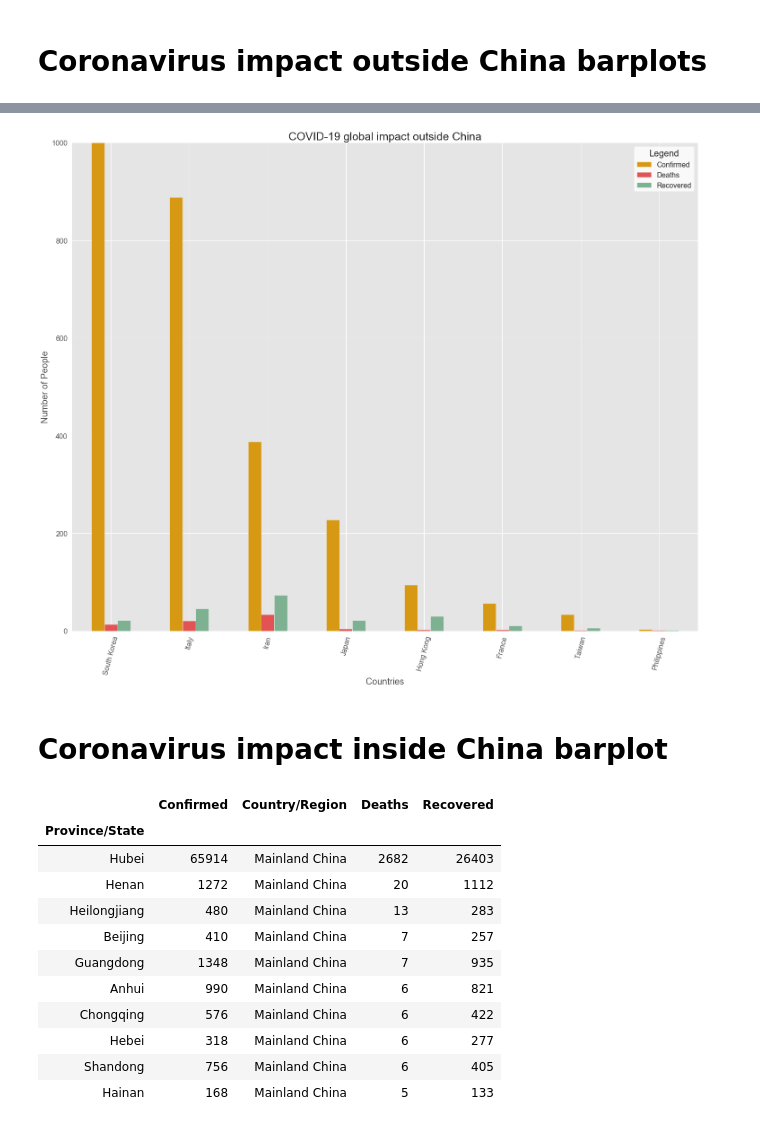
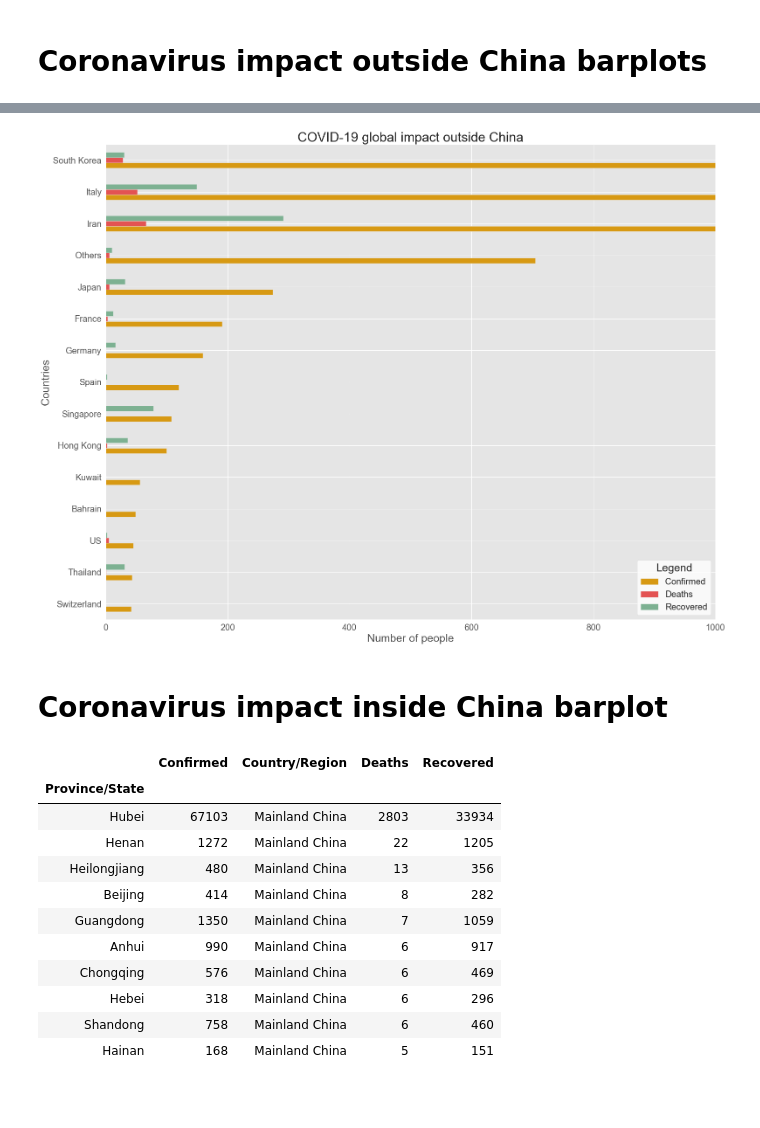
Before and after one commit to frankcardozo/Coronavirus_analysis, a Jupyter notebook: codvid19.ipynb, the cells around one changed output, grey strips where cells are left out. Cells and saved outputs as stored; diff of their text form; code cells hidden in the pictures; blank space fills up the shorter version.

```diff
--- a/codvid19.ipynb
+++ b/codvid19.ipynb
@@ -17,6 +17,6 @@ pd.set_option('display.max_rows', 999999)
 pd.set_option('display.max_columns', 999999)
 pd.set_option('display.width', 999999)
 # %%
-ds = pd.read_csv('./csse_covid_19_data/csse_covid_19_daily_reports/02-28-2020.csv')
+ds = pd.read_csv('./csse_covid_19_data/csse_covid_19_daily_reports/03-02-2020.csv')
 ds.head()
 # %% [output]
@@ -143,2 +33,6 @@ codvid_per_country_top
 # %% [markdown]
 # Coronavirus impact outside China barplots
+# %%
+#filtering dataframe for all countries outside China
+covid_outside = ds[ds['Country/Region'] != 'Mainland China']
+covid_outside
@@ -144,0 +57,6 @@ codvid_per_country_top
+# %%
+#making the country the index of the dataframe
+covid_outside = covid_outside.pivot_table(index=['Country/Region'],
+                                     values = ['Confirmed', 'Deaths', 'Recovered'],
+                                    aggfunc='max')
+covid_outside.head()
@@ -144,0 +71,3 @@ codvid_per_country_top
+# %%
+covid_outside_top = covid_outside.sort_values(by ='Confirmed').nlargest(20, 'Confirmed')
+covid_outside_top
@@ -145,29 +93,30 @@ codvid_per_country_top
 # %%
-codvid_per_country_top.sort_values(by=['Confirmed'], ascending=False).plot.bar(figsize = (25, 20),
-                                                                            width=0.5,
-                                                                            align='center',
-                                                                            color = ['#D79913',
-                                                                                     '#E35353',
-                                                                                     '#7DB192'])
+covid_outside_top.sort_values(by=['Confirmed'], ascending=True).plot.barh(figsize = (25, 20),
+                                                                               width=0.5,
+                                                                               align='center',
+                                                                               color = ['#D79913',
+                                                                                        '#E35353',
+                                                                                        '#7DB192'])
+plt.xlabel('Number of people', fontsize=25)
+plt.ylabel('Countries', fontsize=25)
+plt.title('COVID-19 global impact outside China', fontsize=30)
 
-plt.ylabel('Number of People', fontsize=20)
-plt.ylim(0, 1000)
-plt.xlabel('Countries', fontsize=20)
-plt.title('COVID-19 global impact outside China', fontsize=25)
+
+plt.xlim(0, 1000)
 plt.style.use('ggplot')
 
-plt.xticks(fontsize=16, rotation=75)
-plt.yticks(fontsize=16)
-plt.legend(fontsize=16, loc=0, facecolor = 'white', title = 'Legend', title_fontsize = 20)
+plt.xticks(fontsize=20, rotation=0)
+plt.yticks(fontsize=20)
+plt.legend(fontsize=20, loc=0, facecolor = 'white', title = 'Legend', title_fontsize = 25)
 
 plt.savefig('codvid_global_outside.jpg', dpi=480)
 plt.show()
 # %% [output]
-[figure, old version]
+[figure, new version]
 # %% [markdown]
 # Coronavirus impact inside China barplot
 # %%
-ds_china = ds2.pivot_table(index=['Province/State'], values = ['Country/Region','Confirmed', 'Deaths', 'Recovered'],
+ds_china = ds.pivot_table(index=['Province/State'], values = ['Country/Region','Confirmed', 'Deaths', 'Recovered'],
                                      aggfunc='max')
 
 ds_china = ds_china[ds_china['Country/Region'] == 'Mainland China'].nlargest(10, 'Deaths')
@@ -175,14 +124,14 @@ ds_china
 # %% [output]
 |  | Confirmed | Country/Region | Deaths | Recovered |
 | Province/State |  |  |  |  |
-| Hubei | 65914 | Mainland China | 2682 | 26403 |
-| Henan | 1272 | Mainland China | 20 | 1112 |
-| Heilongjiang | 480 | Mainland China | 13 | 283 |
-| Beijing | 410 | Mainland China | 7 | 257 |
-| Guangdong | 1348 | Mainland China | 7 | 935 |
-| Anhui | 990 | Mainland China | 6 | 821 |
-| Chongqing | 576 | Mainland China | 6 | 422 |
-| Hebei | 318 | Mainland China | 6 | 277 |
-| Shandong | 756 | Mainland China | 6 | 405 |
-| Hainan | 168 | Mainland China | 5 | 133 |
+| Hubei | 67103 | Mainland China | 2803 | 33934 |
+| Henan | 1272 | Mainland China | 22 | 1205 |
+| Heilongjiang | 480 | Mainland China | 13 | 356 |
+| Beijing | 414 | Mainland China | 8 | 282 |
+| Guangdong | 1350 | Mainland China | 7 | 1059 |
+| Anhui | 990 | Mainland China | 6 | 917 |
+| Chongqing | 576 | Mainland China | 6 | 469 |
+| Hebei | 318 | Mainland China | 6 | 296 |
+| Shandong | 758 | Mainland China | 6 | 460 |
+| Hainan | 168 | Mainland China | 5 | 151 |
 # %%
```
Also changed, not shown: parts of 52 cells of this notebook, 19 other files.
